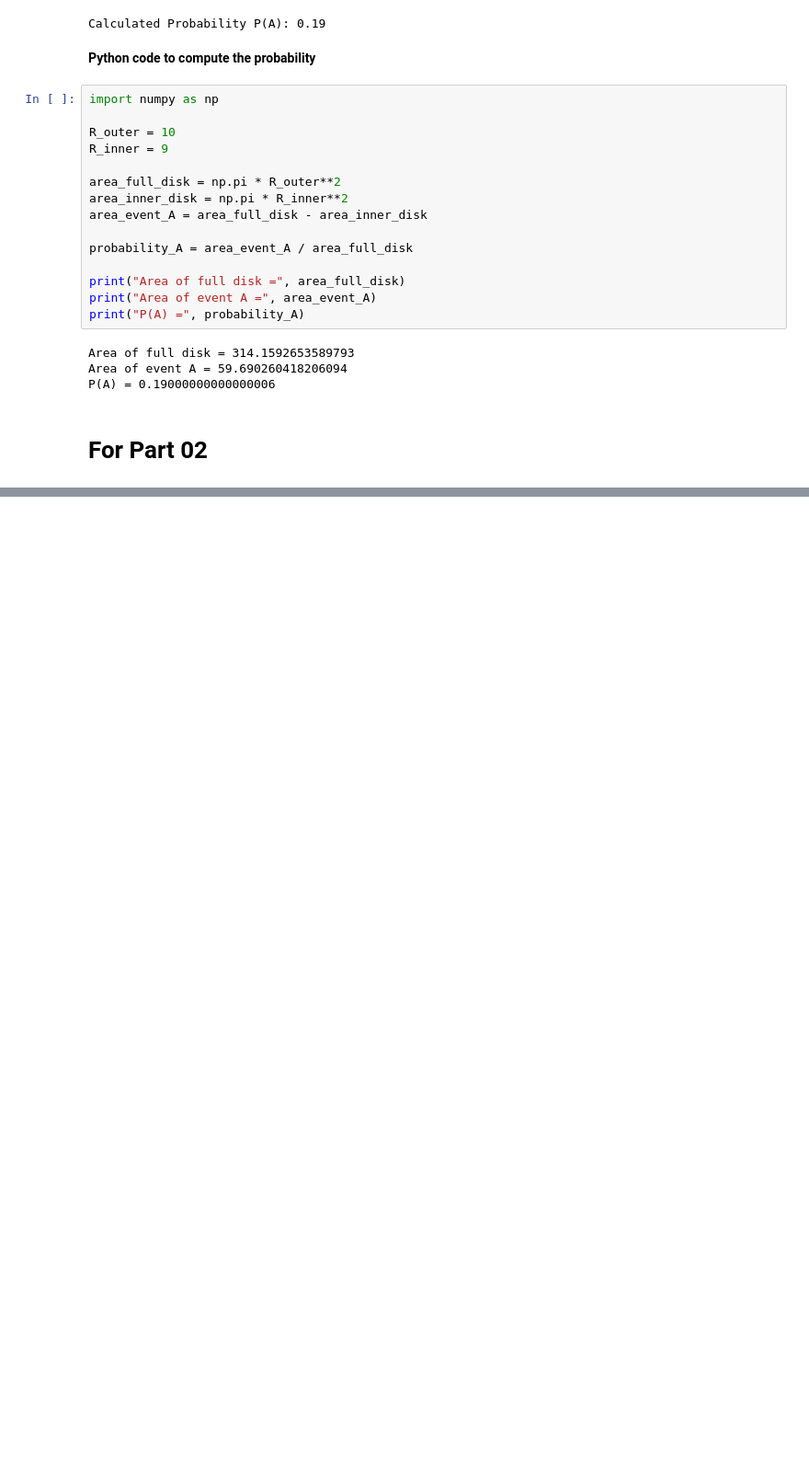
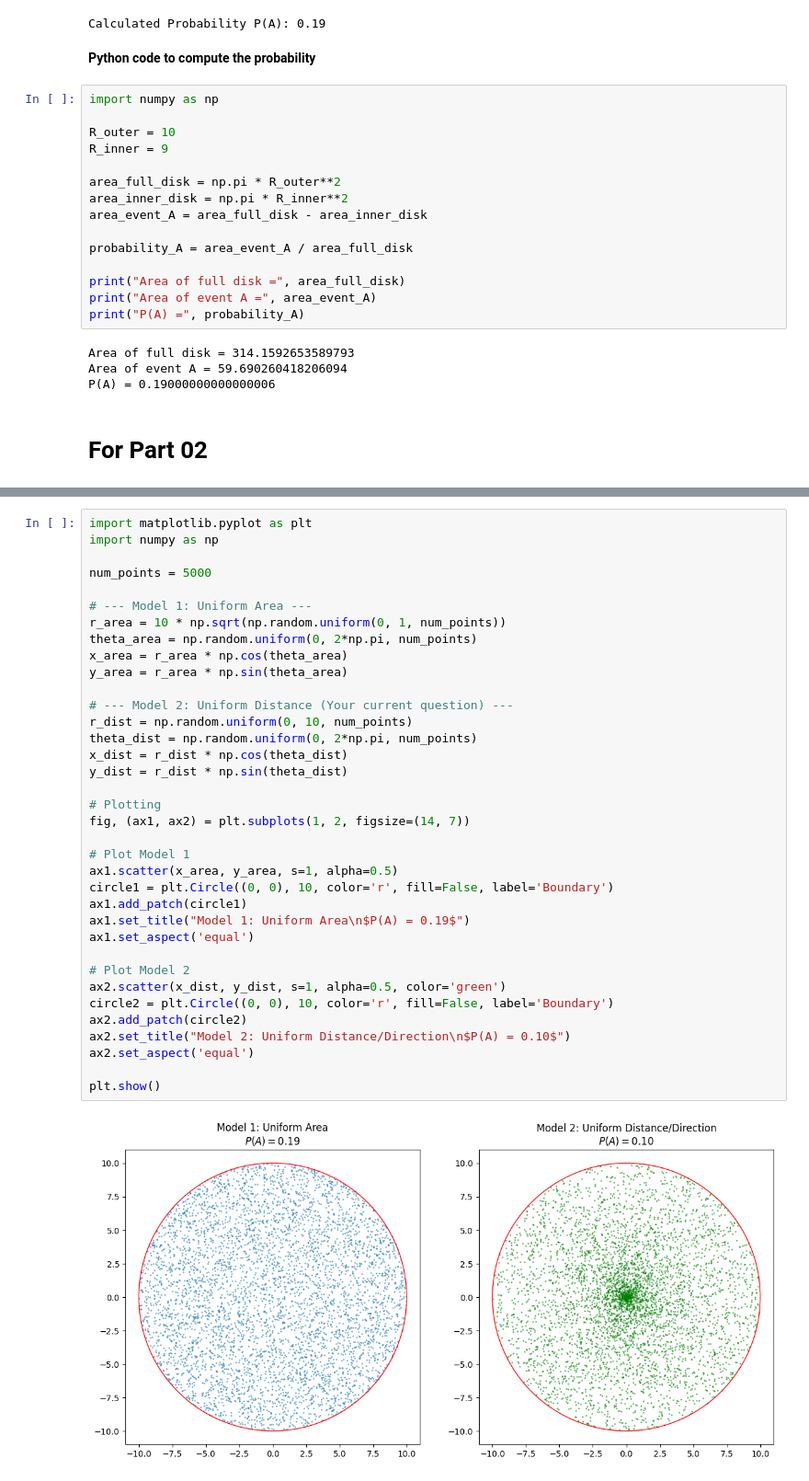
Before and after one commit to AbdulHanoos/Statistical-Learning-e20128, a Jupyter notebook: Assignment_01.ipynb, the cells around one changed output, grey strips where cells are left out. Shown at 92% size. Drawn from its saved outputs; the diff is of its cells as text; blank space fills up the shorter version.

```diff
--- a/Assignment_01.ipynb
+++ b/Assignment_01.ipynb
@@ -104,0 +134,38 @@ P(A) = 0.19000000000000006
+# %%
+import matplotlib.pyplot as plt
+import numpy as np
+
+num_points = 5000
+
+# --- Model 1: Uniform Area ---
+r_area = 10 * np.sqrt(np.random.uniform(0, 1, num_points))
+theta_area = np.random.uniform(0, 2*np.pi, num_points)
+x_area = r_area * np.cos(theta_area)
+y_area = r_area * np.sin(theta_area)
+
+# --- Model 2: Uniform Distance (Your current question) ---
+r_dist = np.random.uniform(0, 10, num_points)
+theta_dist = np.random.uniform(0, 2*np.pi, num_points)
+x_dist = r_dist * np.cos(theta_dist)
+y_dist = r_dist * np.sin(theta_dist)
+
+# Plotting
+fig, (ax1, ax2) = plt.subplots(1, 2, figsize=(14, 7))
+
+# Plot Model 1
+ax1.scatter(x_area, y_area, s=1, alpha=0.5)
+circle1 = plt.Circle((0, 0), 10, color='r', fill=False, label='Boundary')
+ax1.add_patch(circle1)
+ax1.set_title("Model 1: Uniform Area\n$P(A) = 0.19$")
+ax1.set_aspect('equal')
+
+# Plot Model 2
+ax2.scatter(x_dist, y_dist, s=1, alpha=0.5, color='green')
+circle2 = plt.Circle((0, 0), 10, color='r', fill=False, label='Boundary')
+ax2.add_patch(circle2)
+ax2.set_title("Model 2: Uniform Distance/Direction\n$P(A) = 0.10$")
+ax2.set_aspect('equal')
+
+plt.show()
+# %% [output]
+[figure, added]
```
Also changed, not shown: parts of 2 cells of this notebook.
